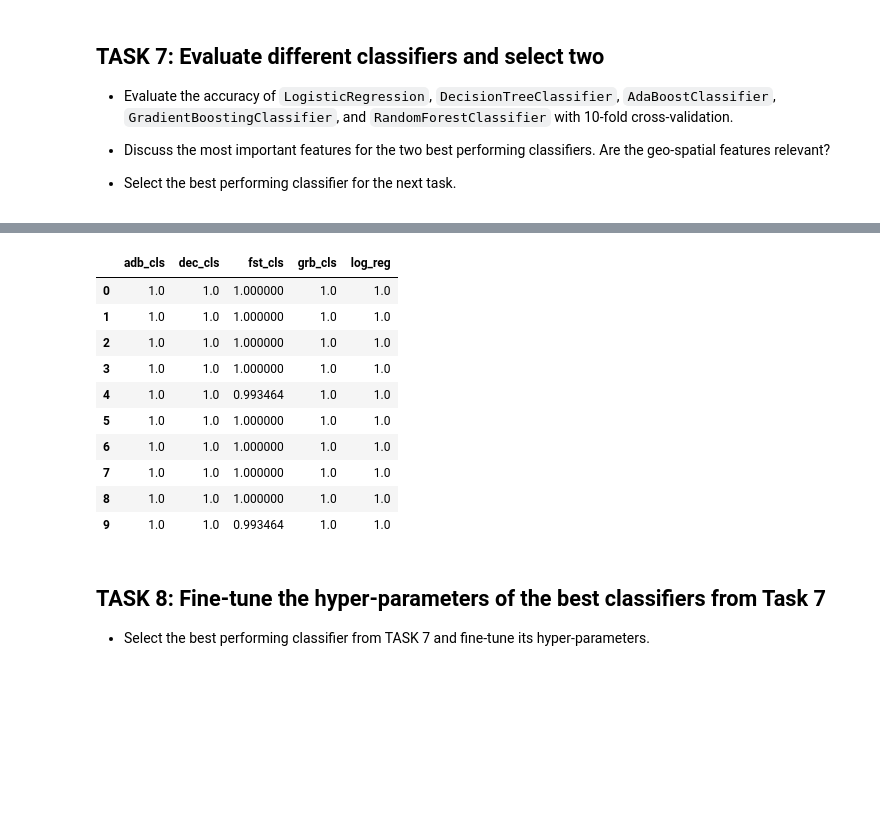
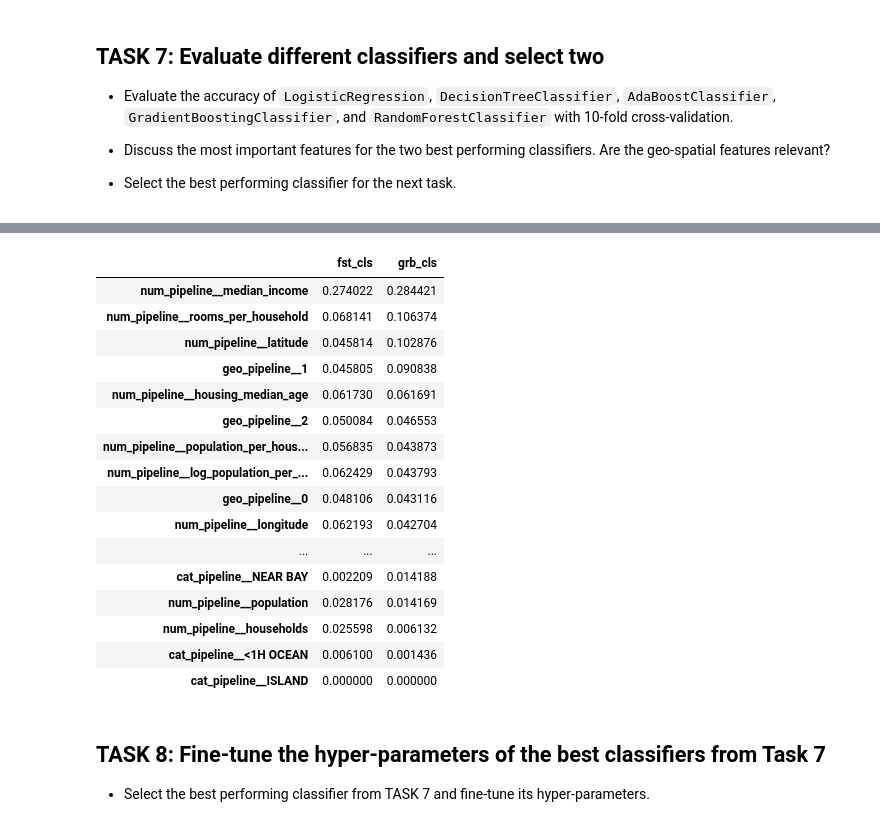
Before and after one commit to byi649/ENGSCI762-A1, a Jupyter notebook: engsci762/California_housing-assignment.ipynb, the cells around one changed output, grey strips where cells are left out. Cells and saved outputs as stored; diff of their text form; code cells hidden in the pictures; blank space fills up the shorter version.

```diff
--- a/engsci762/California_housing-assignment.ipynb
+++ b/engsci762/California_housing-assignment.ipynb
@@ -285,15 +296,0 @@ print(scores)
-# %%
-performance = pd.DataFrame(scores)
-performance
-# %% [output]
-|  | adb_cls | dec_cls | fst_cls | grb_cls | log_reg |
-| 0 | 1.0 | 1.0 | 1.000000 | 1.0 | 1.0 |
-| 1 | 1.0 | 1.0 | 1.000000 | 1.0 | 1.0 |
-| 2 | 1.0 | 1.0 | 1.000000 | 1.0 | 1.0 |
-| 3 | 1.0 | 1.0 | 1.000000 | 1.0 | 1.0 |
-| 4 | 1.0 | 1.0 | 0.993464 | 1.0 | 1.0 |
-| 5 | 1.0 | 1.0 | 1.000000 | 1.0 | 1.0 |
-| 6 | 1.0 | 1.0 | 1.000000 | 1.0 | 1.0 |
-| 7 | 1.0 | 1.0 | 1.000000 | 1.0 | 1.0 |
-| 8 | 1.0 | 1.0 | 1.000000 | 1.0 | 1.0 |
-| 9 | 1.0 | 1.0 | 0.993464 | 1.0 | 1.0 |
@@ -300,3 +299,30 @@ performance
+# %%
+fst_cls.fit(X_train, np.ravel(y_train))
+grb_cls.fit(X_train, np.ravel(y_train))
+
+importance = pd.DataFrame(dict([(var, globals()[var].feature_importances_)
+                                for var in ['fst_cls', 'grb_cls']]),
+                          index = X_train.columns)
+
+importance.sort_values(by='grb_cls', ascending=False)
+# %% [output]
+|  | fst_cls | grb_cls |
+| num_pipeline__median_income | 0.274022 | 0.284421 |
+| num_pipeline__rooms_per_household | 0.068141 | 0.106374 |
+| num_pipeline__latitude | 0.045814 | 0.102876 |
+| geo_pipeline__1 | 0.045805 | 0.090838 |
+| num_pipeline__housing_median_age | 0.061730 | 0.061691 |
+| geo_pipeline__2 | 0.050084 | 0.046553 |
+| num_pipeline__population_per_hous... | 0.056835 | 0.043873 |
+| num_pipeline__log_population_per_... | 0.062429 | 0.043793 |
+| geo_pipeline__0 | 0.048106 | 0.043116 |
+| num_pipeline__longitude | 0.062193 | 0.042704 |
+| ... | ... | ... |
+| cat_pipeline__NEAR BAY | 0.002209 | 0.014188 |
+| num_pipeline__population | 0.028176 | 0.014169 |
+| num_pipeline__households | 0.025598 | 0.006132 |
+| cat_pipeline__<1H OCEAN | 0.006100 | 0.001436 |
+| cat_pipeline__ISLAND | 0.000000 | 0.000000 |
 # %% [markdown]
 ## TASK 8: Fine-tune the hyper-parameters of the best classifiers from Task 7
 
```
Also changed, not shown: parts of 5 cells of this notebook.
